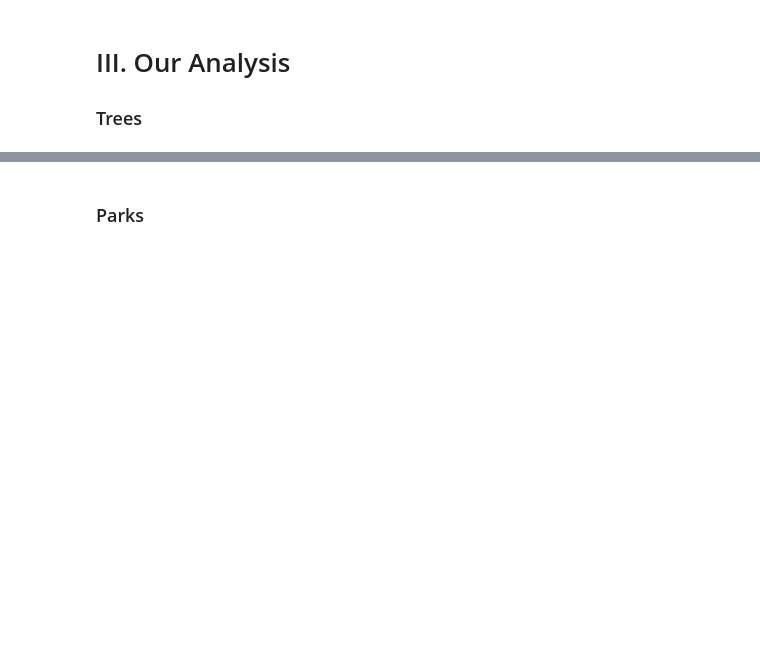
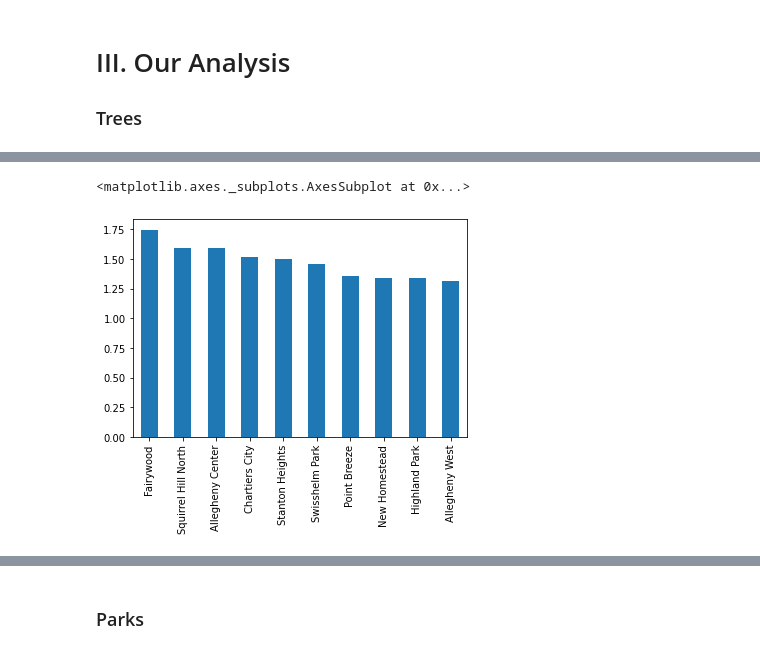
Before and after one commit to jackerman76/BigIdeasFinal, a Jupyter notebook: GroupNotebook.ipynb, the cells around one changed output, grey strips where cells are left out. Cells and saved outputs as stored; diff of their text form; code cells hidden in the pictures; blank space fills up the shorter version.

Commit message:
Added Trees Analysis

```diff
--- a/GroupNotebook.ipynb
+++ b/GroupNotebook.ipynb
@@ -12,3 +12,11 @@ Our metric of choice is environmental consciousness. In order to quantitatively
 # III. Our Analysis
 
 ### Trees
+# %%
+import pandas as pd
+import numpy as np
+%matplotlib inline
+import matplotlib.pyplot as plt
+t = pd.read_csv("Trees/TreesData.csv", low_memory=False)
+q = t['neighborhood'].unique()
+w = len(t['neighborhood'].unique())
@@ -14,0 +27,20 @@ Our metric of choice is environmental consciousness. In order to quantitatively
+# %%
+neighborhoodList=[]
+averageCO2ValueList=[]
+for a in q:
+    neighborhoodList.append(a)
+
+for n in neighborhoodList:
+    b = t['neighborhood'] == n
+    bb = t[b]
+    BBB = bb['co2_benefits_dollar_value'].mean()
+    averageCO2ValueList.append(BBB)
+
+allData = pd.Series(averageCO2ValueList, index=neighborhoodList)
+CO2 = pd.Series(averageCO2ValueList, index=neighborhoodList)
+allData.sort_values(ascending=False, inplace=True)
+topTenData=allData.head(10)
+topTenData.plot.bar()
+# %% [output]
+<matplotlib.axes._subplots.AxesSubplot at 0x...>
+[figure, added]
```
Also changed, not shown: parts of 9 cells of this notebook.
